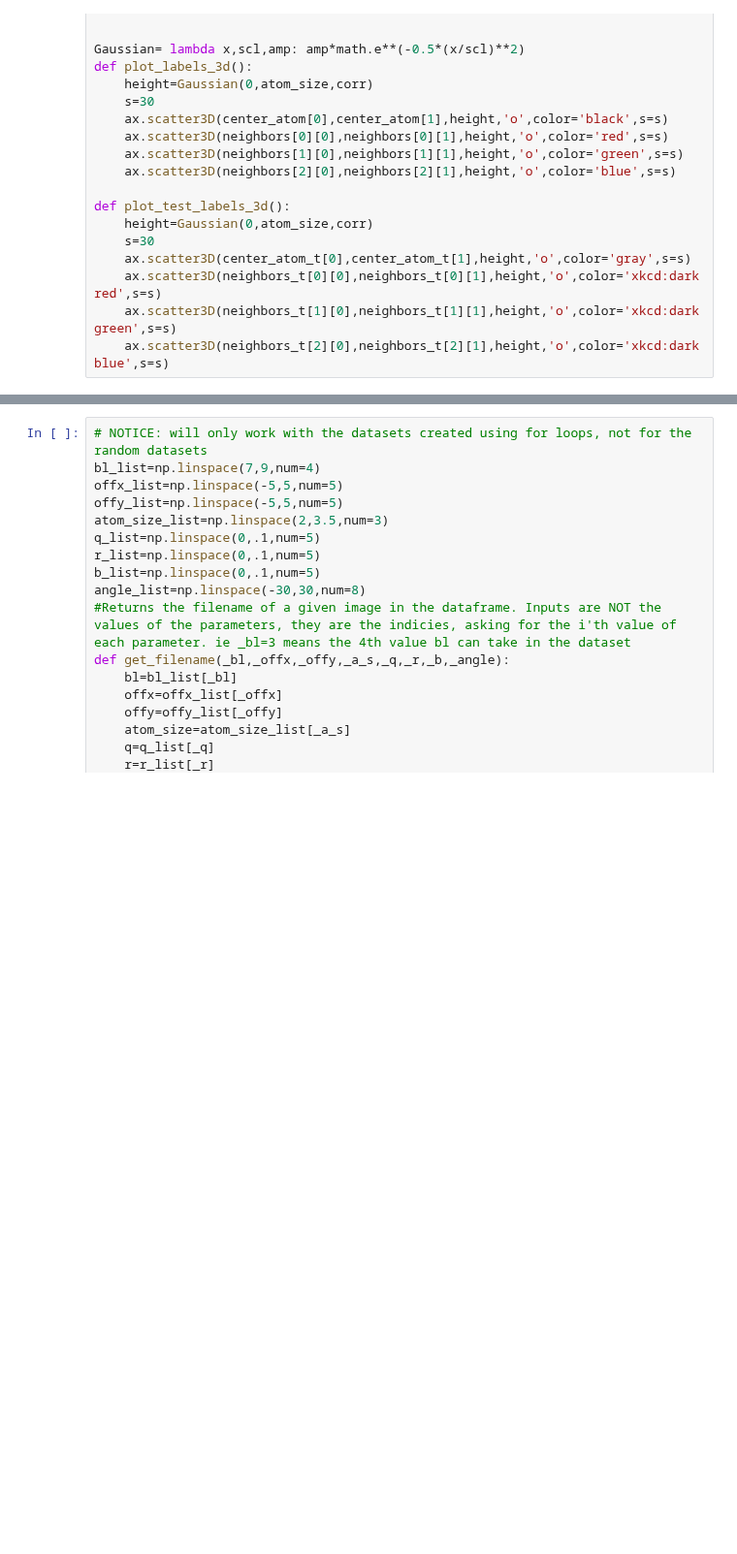
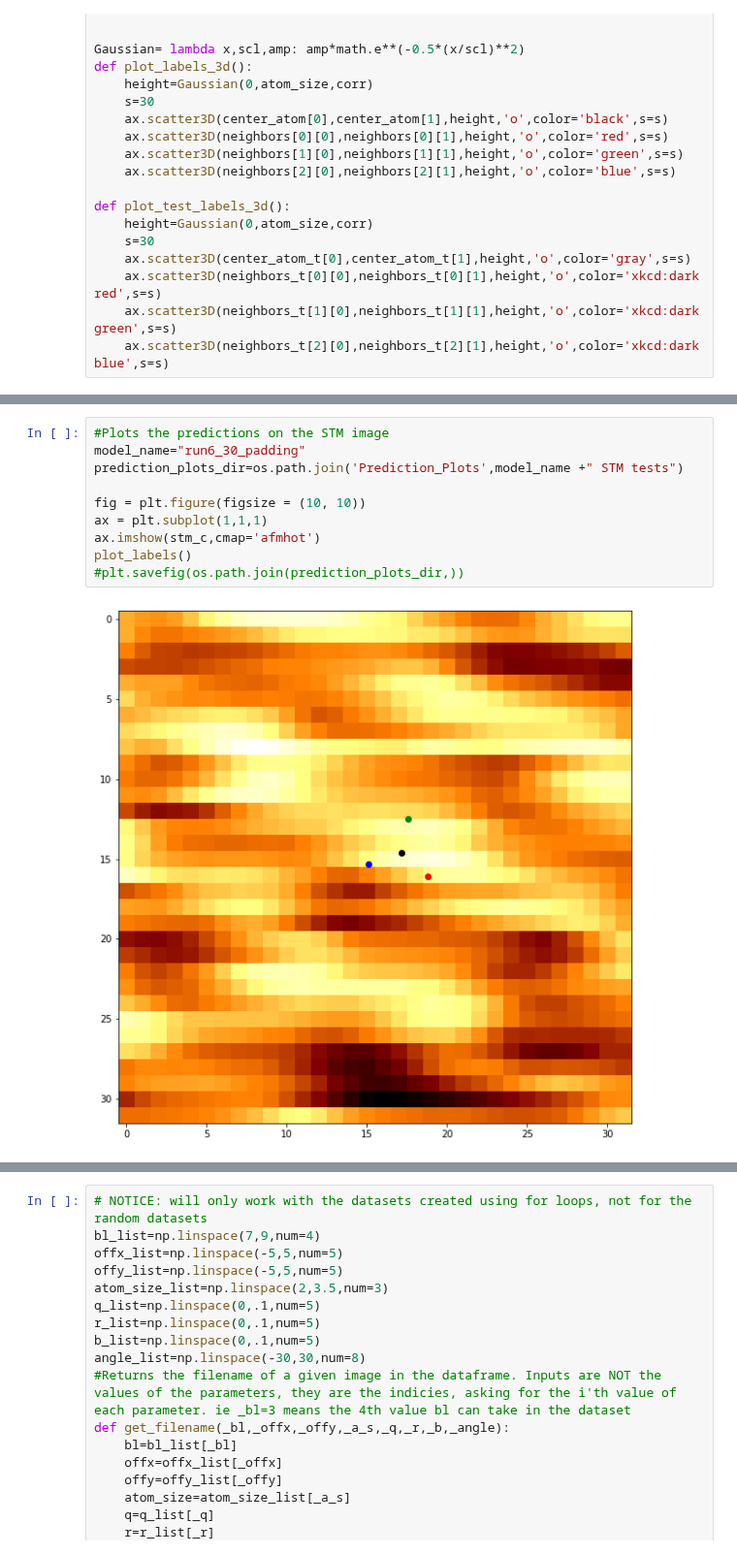
Before and after one commit to DanielMGlazer/HexogonalMLProject, a Jupyter notebook: Image predictions.ipynb, the cells around one changed output, grey strips where cells are left out. Shown at 97% size. Drawn from its saved outputs; the diff is of its cells as text; blank space fills up the shorter version.

```diff
--- a/Image predictions.ipynb
+++ b/Image predictions.ipynb
@@ -308,0 +463,12 @@ def plot_test_labels_3d():
+# %%
+#Plots the predictions on the STM image
+model_name="run6_30_padding"
+prediction_plots_dir=os.path.join('Prediction_Plots',model_name +" STM tests")
+
+fig = plt.figure(figsize = (10, 10))
+ax = plt.subplot(1,1,1)
+ax.imshow(stm_c,cmap='afmhot')
+plot_labels()
+#plt.savefig(os.path.join(prediction_plots_dir,))
+# %% [output]
+[figure, added]
```
Also changed, not shown: parts of 11 cells of this notebook, 15 other files.
